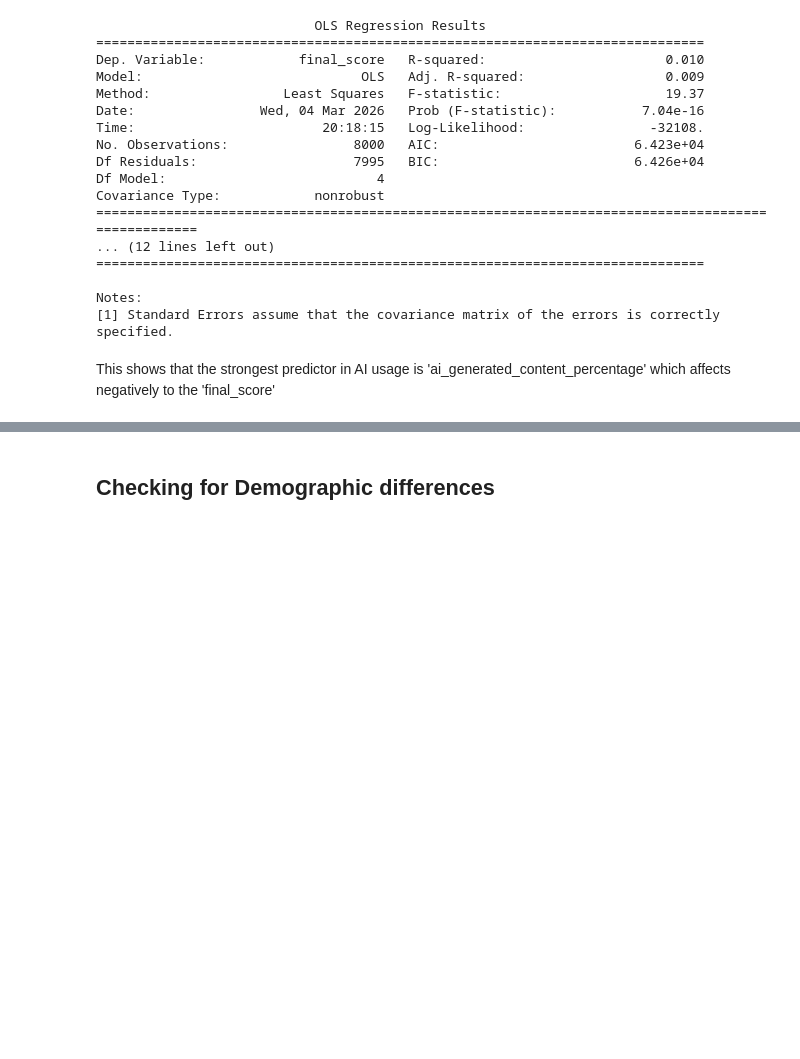
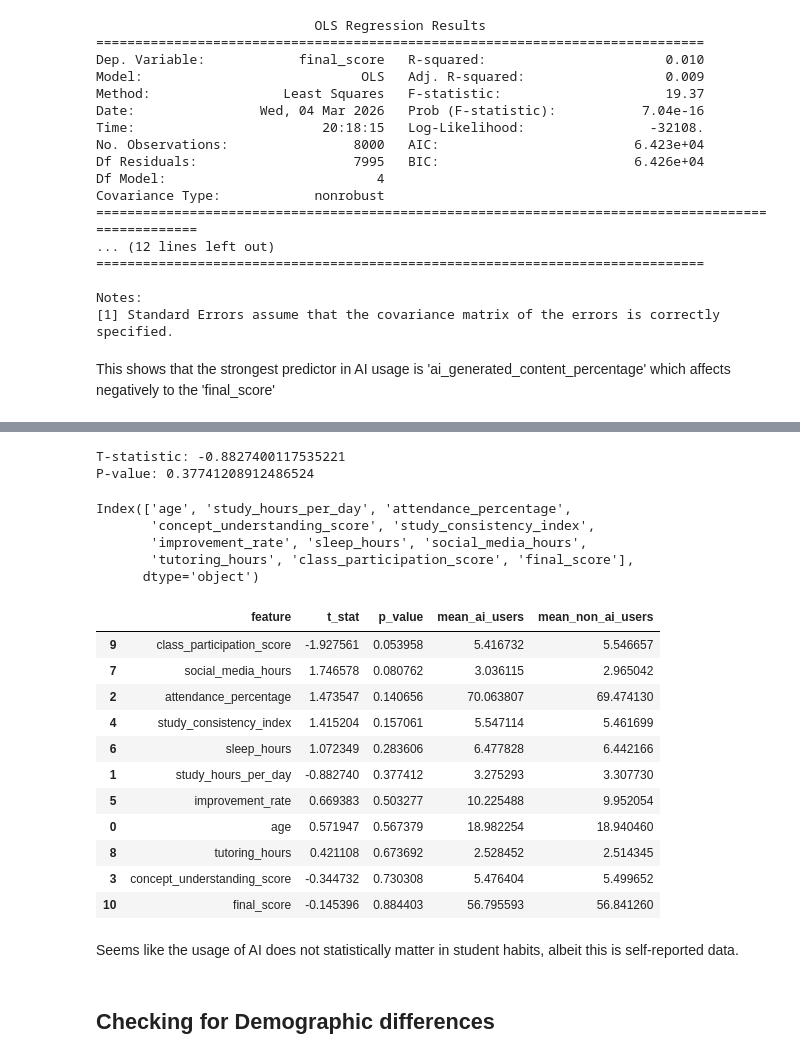
Before and after one commit to COGS108/Group016_WI26, a Jupyter notebook: 02-EDACheckpoint.ipynb, the cells around one changed output, grey strips where cells are left out. Saved outputs shown, nothing was run; the diff lists cells and outputs as text; code cells hidden in the pictures; blank space fills up the shorter version.

```diff
--- a/02-EDACheckpoint.ipynb
+++ b/02-EDACheckpoint.ipynb
@@ -588,3 +609,65 @@ This shows that the strongest predictor in AI usage is 'ai_generated_content_per
+# %%
+ai_users = df2_clean[df2_clean['uses_ai'] == 1]['study_hours_per_day']
+non_ai_users = df2_clean[df2_clean['uses_ai'] == 0]['study_hours_per_day']
+
+t_stat, p_value = ttest_ind(ai_users, non_ai_users, equal_var=False)
+
+print("T-statistic:", t_stat)
+print("P-value:", p_value)
+# %% [output]
+T-statistic: -0.8827400117535221
+P-value: 0.37741208912486524
+# %%
+numeric_cols = df2_clean.select_dtypes(include=[np.number]).columns
+numeric_cols = numeric_cols.drop(['uses_ai','student_id','ai_usage_time_minutes','ai_dependency_score','ai_generated_content_percentage','ai_prompts_per_week','ai_ethics_score','last_exam_score','assignment_scores_avg','passed'])
+numeric_cols
+# %% [output]
+Index(['age', 'study_hours_per_day', 'attendance_percentage',
+       'concept_understanding_score', 'study_consistency_index',
+       'improvement_rate', 'sleep_hours', 'social_media_hours',
+       'tutoring_hours', 'class_participation_score', 'final_score'],
+      dtype='object')
+# %%
+results = []
+
+ai_users = df2_clean[df2_clean['uses_ai'] == 1]
+non_ai_users = df2_clean[df2_clean['uses_ai'] == 0]
+
+for col in numeric_cols:
+
+    t_stat, p_value = ttest_ind(
+        ai_users[col],
+        non_ai_users[col],
+        equal_var=False
+    )
+
+    results.append({
+        "feature": col,
+        "t_stat": t_stat,
+        "p_value": p_value,
+        "mean_ai_users": ai_users[col].mean(),
+        "mean_non_ai_users": non_ai_users[col].mean()
+    })
+
+import pandas as pd
+ttest_results = pd.DataFrame(results)
+
+ttest_results.sort_values("p_value")
+# %% [output]
+|  | feature | t_stat | p_value | mean_ai_users | mean_non_ai_users |
+| 9 | class_participation_score | -1.927561 | 0.053958 | 5.416732 | 5.546657 |
+| 7 | social_media_hours | 1.746578 | 0.080762 | 3.036115 | 2.965042 |
+| 2 | attendance_percentage | 1.473547 | 0.140656 | 70.063807 | 69.474130 |
+| 4 | study_consistency_index | 1.415204 | 0.157061 | 5.547114 | 5.461699 |
+| 6 | sleep_hours | 1.072349 | 0.283606 | 6.477828 | 6.442166 |
+| 1 | study_hours_per_day | -0.882740 | 0.377412 | 3.275293 | 3.307730 |
+| 5 | improvement_rate | 0.669383 | 0.503277 | 10.225488 | 9.952054 |
+| 0 | age | 0.571947 | 0.567379 | 18.982254 | 18.940460 |
+| 8 | tutoring_hours | 0.421108 | 0.673692 | 2.528452 | 2.514345 |
+| 3 | concept_understanding_score | -0.344732 | 0.730308 | 5.476404 | 5.499652 |
+| 10 | final_score | -0.145396 | 0.884403 | 56.795593 | 56.841260 |
+# %% [markdown]
+Seems like the usage of AI does not statistically matter in student habits, albeit this is self-reported data.
 # %% [markdown]
 ## Checking for Demographic differences
 # %%
```
Also changed, not shown: parts of 2 cells of this notebook.
